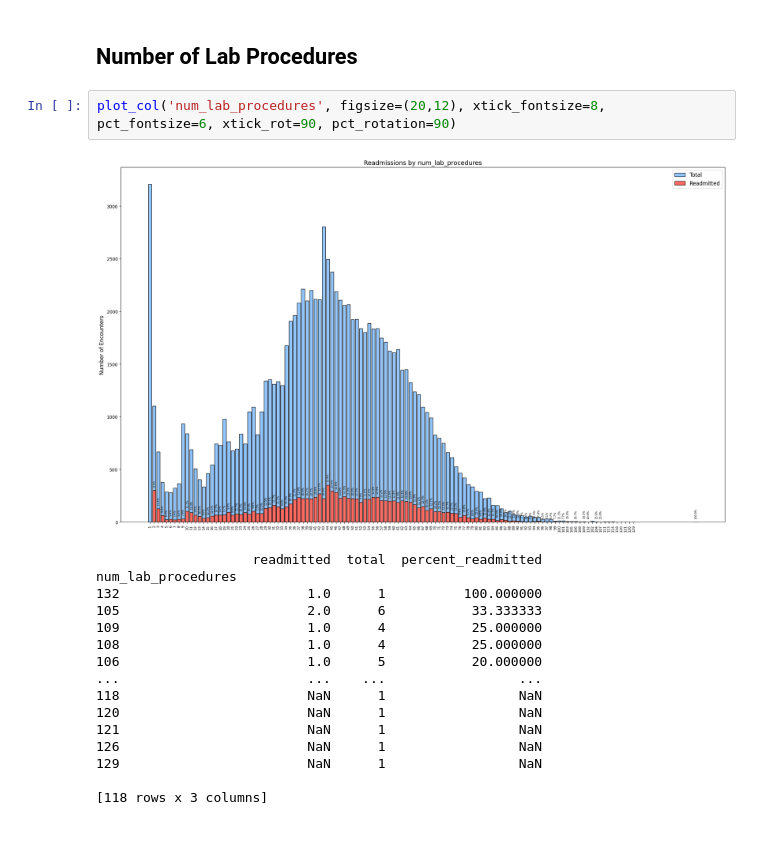
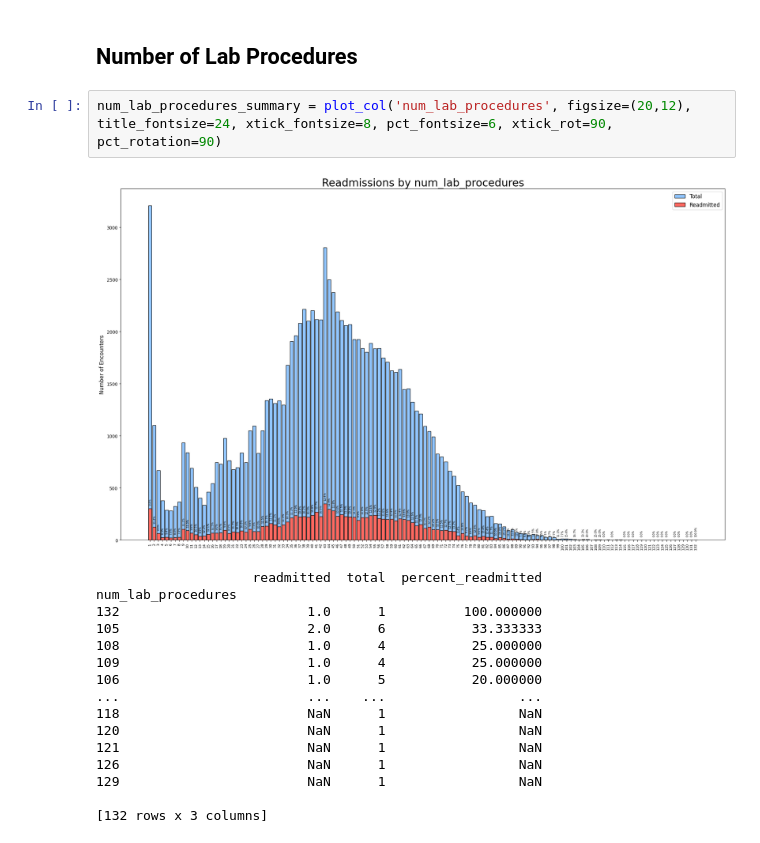
Before and after one commit to JamesSchonknecht/diabetes_project, a Jupyter notebook: scripts/2_Readmission_Analysis.ipynb, the cells around one changed output. Saved outputs shown, nothing was run; the diff lists cells and outputs as text.

```diff
--- a/scripts/2_Readmission_Analysis.ipynb
+++ b/scripts/2_Readmission_Analysis.ipynb
@@ -723,15 +833,15 @@ Of the more common medical specialties, `Cardiology` stands out with a low readm
 # %% [markdown]
 ## Number of Lab Procedures
 # %%
-plot_col('num_lab_procedures', figsize=(20,12), xtick_fontsize=8, pct_fontsize=6, xtick_rot=90, pct_rotation=90)
+num_lab_procedures_summary = plot_col('num_lab_procedures', figsize=(20,12), title_fontsize=24, xtick_fontsize=8, pct_fontsize=6, xtick_rot=90, pct_rotation=90)
 # %% [output]
-[figure, old version]
+[figure, new version]
                     readmitted  total  percent_readmitted
 num_lab_procedures
 132                        1.0      1          100.000000
 105                        2.0      6           33.333333
+108                        1.0      4           25.000000
 109                        1.0      4           25.000000
-108                        1.0      4           25.000000
 106                        1.0      5           20.000000
 ...                        ...    ...                 ...
 118                        NaN      1                 NaN
@@ -740,4 +850,4 @@ num_lab_procedures
 126                        NaN      1                 NaN
 129                        NaN      1                 NaN
 
-[118 rows x 3 columns]
+[132 rows x 3 columns]
```
Also changed, not shown: parts of 34 cells of this notebook.
